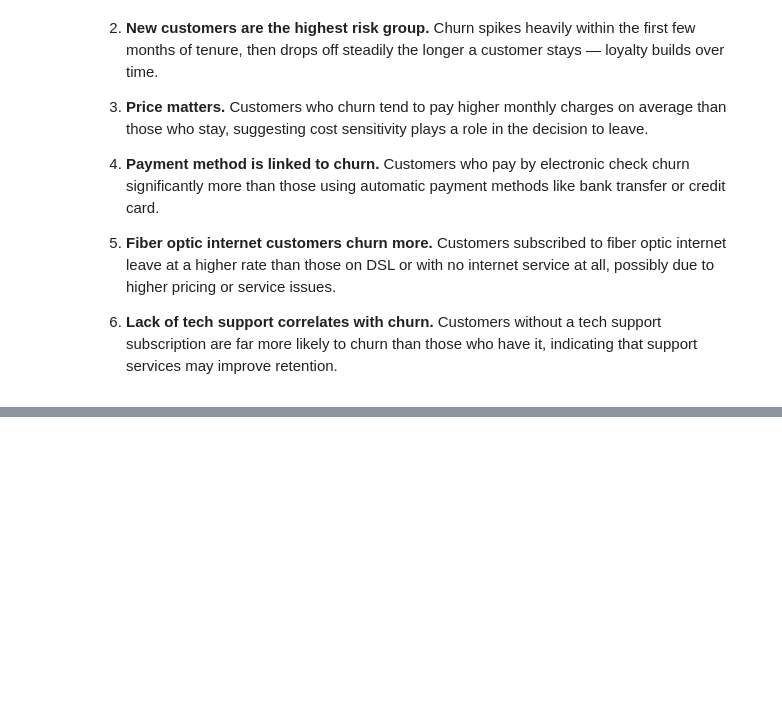
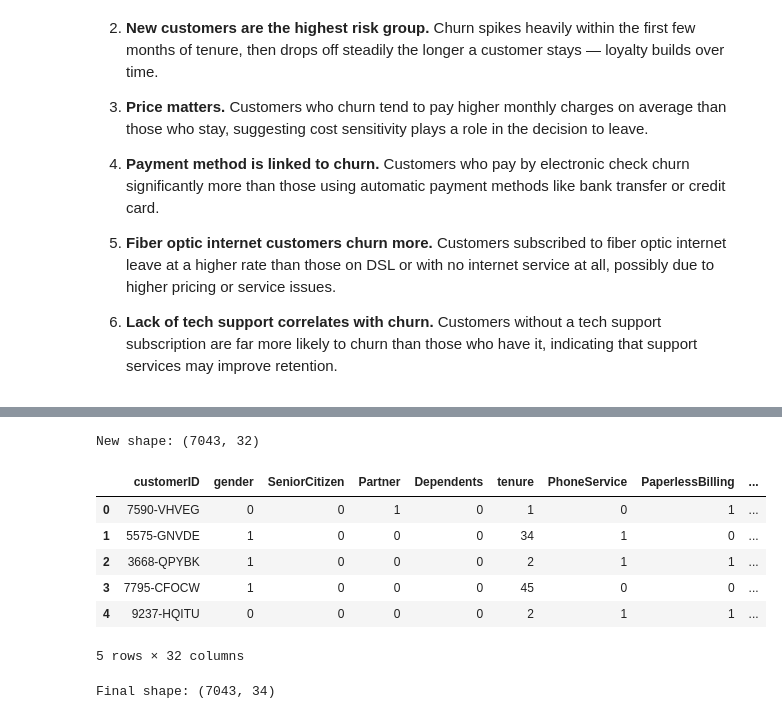
Before and after one commit to Alfred-Doryele/Customer-Churn-Prediction, a Jupyter notebook: notebooks/customer_churn_analysis.ipynb, the cells around one changed output, grey strips where cells are left out. Saved outputs shown, nothing was run; the diff lists cells and outputs as text; code cells hidden in the pictures; blank space fills up the shorter version.

```diff
--- a/notebooks/customer_churn_analysis.ipynb
+++ b/notebooks/customer_churn_analysis.ipynb
@@ -348,0 +370,36 @@ plt.show()
+# %%
+# One-hot encode multi-category columns
+multi_cat_cols = ['MultipleLines', 'InternetService', 'OnlineSecurity', 'OnlineBackup',
+                   'DeviceProtection', 'TechSupport', 'StreamingTV', 'StreamingMovies',
+                   'Contract', 'PaymentMethod']
+
+df_model = pd.get_dummies(df_model, columns=multi_cat_cols, drop_first=True)
+
+print("New shape:", df_model.shape)
+df_model.head()
+# %% [output]
+New shape: (7043, 32)
+|  | customerID | gender | SeniorCitizen | Partner | Dependents | tenure | PhoneService | PaperlessBilling | ... |
+| 0 | 7590-VHVEG | 0 | 0 | 1 | 0 | 1 | 0 | 1 | ... |
+| 1 | 5575-GNVDE | 1 | 0 | 0 | 0 | 34 | 1 | 0 | ... |
+| 2 | 3668-QPYBK | 1 | 0 | 0 | 0 | 2 | 1 | 1 | ... |
+| 3 | 7795-CFOCW | 1 | 0 | 0 | 0 | 45 | 0 | 0 | ... |
+| 4 | 9237-HQITU | 0 | 0 | 0 | 0 | 2 | 1 | 1 | ... |
+5 rows × 32 columns
+# %%
+def tenure_group(t):
+    if t <= 12:
+        return 'New (0-1yr)'
+    elif t <= 36:
+        return 'Established (1-3yr)'
+    else:
+        return 'Loyal (3yr+)'
+
+df_model['tenure_group'] = df['tenure'].apply(tenure_group)
+
+# One-hot encode this new feature too
+df_model = pd.get_dummies(df_model, columns=['tenure_group'], drop_first=True)
+
+print("Final shape:", df_model.shape)
+# %% [output]
+Final shape: (7043, 34)
```
Also changed, not shown: parts of 4 cells of this notebook.
